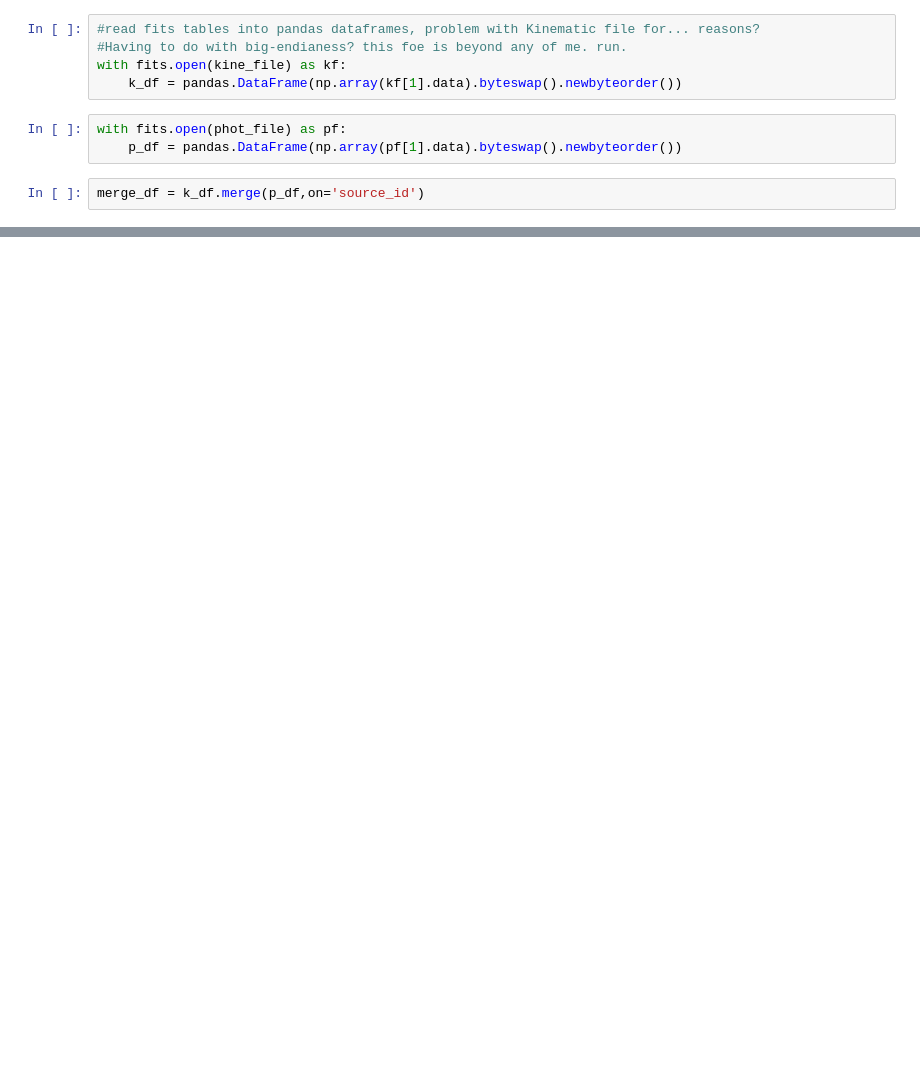
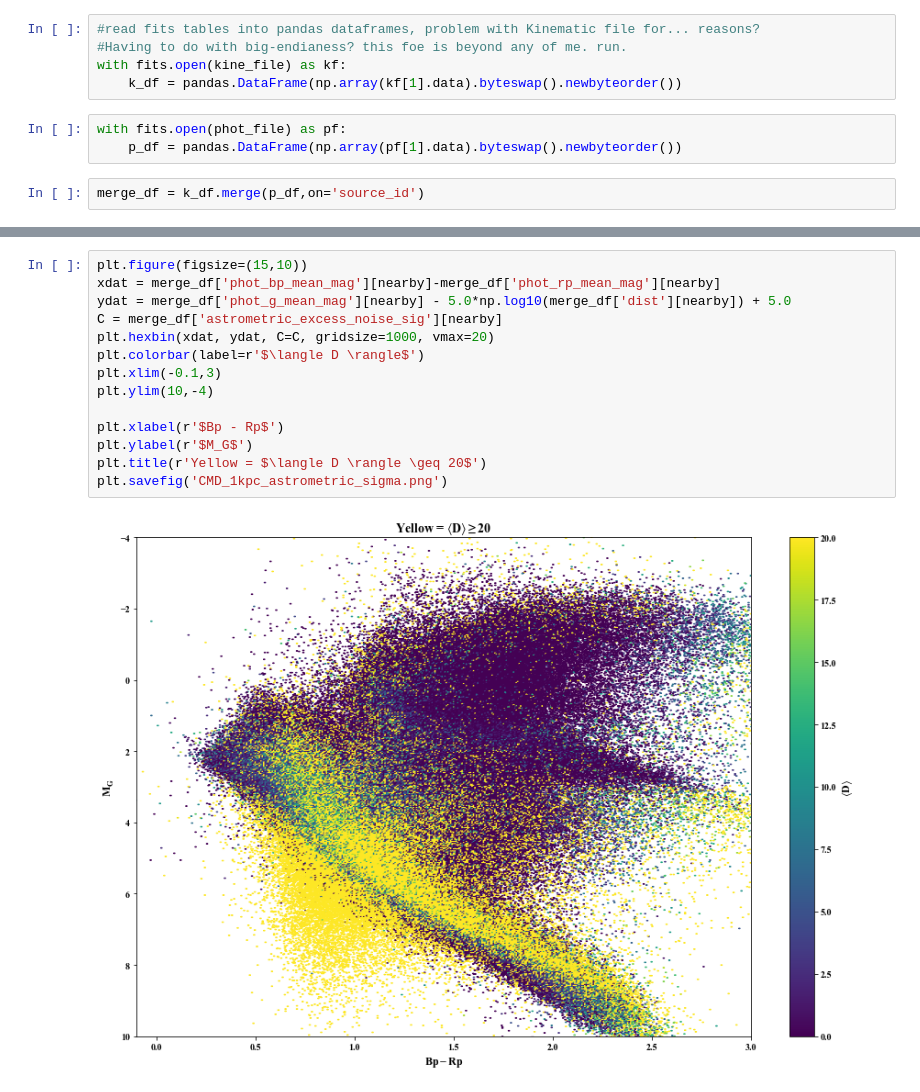
Before and after one commit to tzdwi/GaiaSprintBinary, a Jupyter notebook: gaia_kinematics.ipynb, the cells around one changed output, grey strips where cells are left out. Cells and saved outputs as stored; diff of their text form; blank space fills up the shorter version.

```diff
--- a/gaia_kinematics.ipynb
+++ b/gaia_kinematics.ipynb
@@ -64,0 +75,16 @@ foo = GaiaData.from_query(q_str)
+# %%
+plt.figure(figsize=(15,10))
+xdat = merge_df['phot_bp_mean_mag'][nearby]-merge_df['phot_rp_mean_mag'][nearby]
+ydat = merge_df['phot_g_mean_mag'][nearby] - 5.0*np.log10(merge_df['dist'][nearby]) + 5.0
+C = merge_df['astrometric_excess_noise_sig'][nearby]
+plt.hexbin(xdat, ydat, C=C, gridsize=1000, vmax=20)
+plt.colorbar(label=r'$\langle D \rangle$')
+plt.xlim(-0.1,3)
+plt.ylim(10,-4)
+
+plt.xlabel(r'$Bp - Rp$')
+plt.ylabel(r'$M_G$')
+plt.title(r'Yellow = $\langle D \rangle \geq 20$')
+plt.savefig('CMD_1kpc_astrometric_sigma.png')
+# %% [output]
+[figure, added]
```
Also changed, not shown: parts of 9 cells of this notebook, 7 other files.
